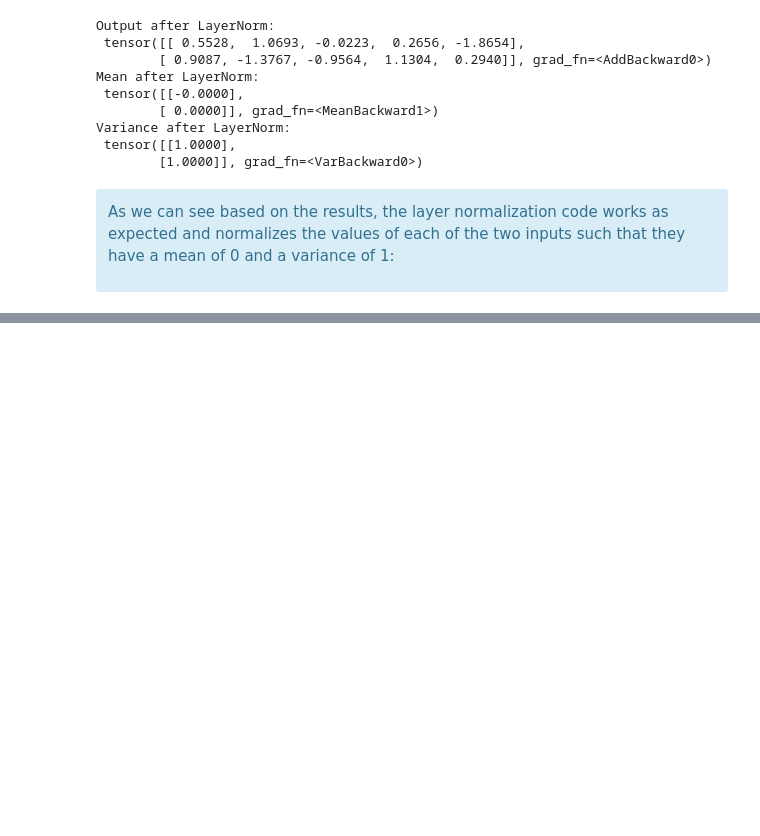
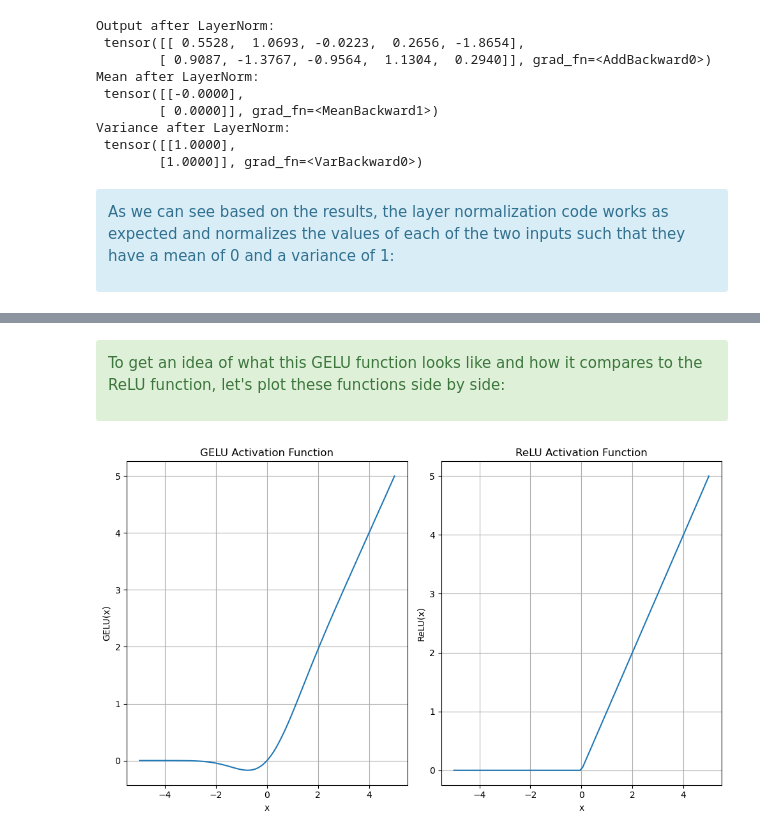
Before and after one commit to Surajgupta001/LLM, a Jupyter notebook: LLM - 19.ipynb, the cells around one changed output, grey strips where cells are left out. Drawn from its saved outputs; the diff is of its cells as text; code cells hidden in the pictures; blank space fills up the shorter version.

Commit message:
Implementing and Learning on GELU on GPT-2 Model

```diff
--- a/LLM - 19.ipynb
+++ b/LLM - 19.ipynb
@@ -393,0 +435,40 @@ variance of 1:
+# %%
+import math
+
+class GELU(nn.Module):
+    def __init__(self):
+        super(GELU, self).__init__()
+
+    def forward(self, x):
+        return 0.5 * x * (1 + torch.tanh(
+            math.sqrt(2 / math.pi) * (x + 0.044715 * x**3)
+        ))
+# %% [markdown]
+<div class="alert alert-block alert-success">
+
+To get an idea of what this GELU function looks like and how it compares to the ReLU
+function, let's plot these functions side by side:
+</div>
+# %%
+import matplotlib.pyplot as plt
+
+gelu, relu = GELU(), nn.ReLU()
+
+# Some label data
+x = torch.linspace(-5, 5, steps=100)
+y_gelu = gelu(x)
+y_relu = relu(x)
+
+plt.figure(figsize=(10, 6))
+for i, (y, label) in enumerate(zip([y_gelu, y_relu], ['GELU', 'ReLU']), 1):
+    plt.subplot(1, 2, i)
+    plt.plot(x, y)
+    plt.title(f"{label} Activation Function")
+    plt.xlabel("x")
+    plt.ylabel(f"{label}(x)")
+    plt.grid(True)
+
+plt.tight_layout()
+plt.show()
+# %% [output]
+[figure, added]
```
Also changed, not shown: parts of 16 cells of this notebook, 1 other file.
